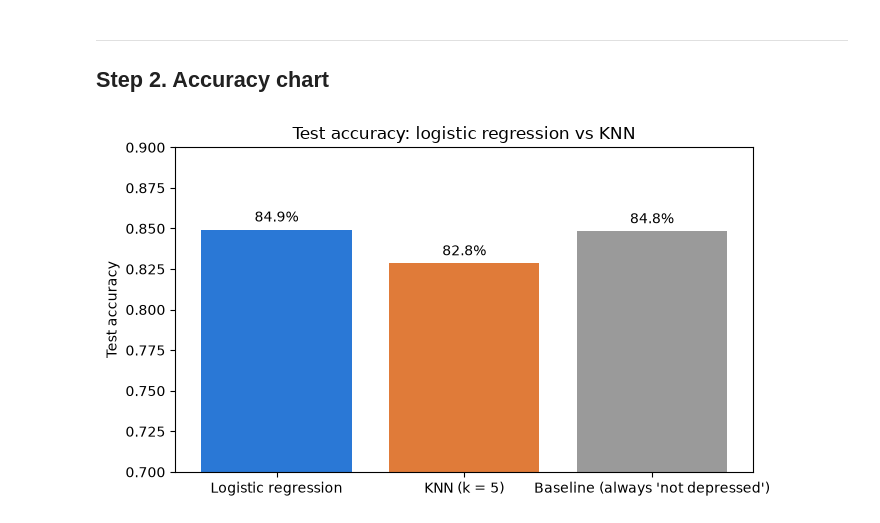
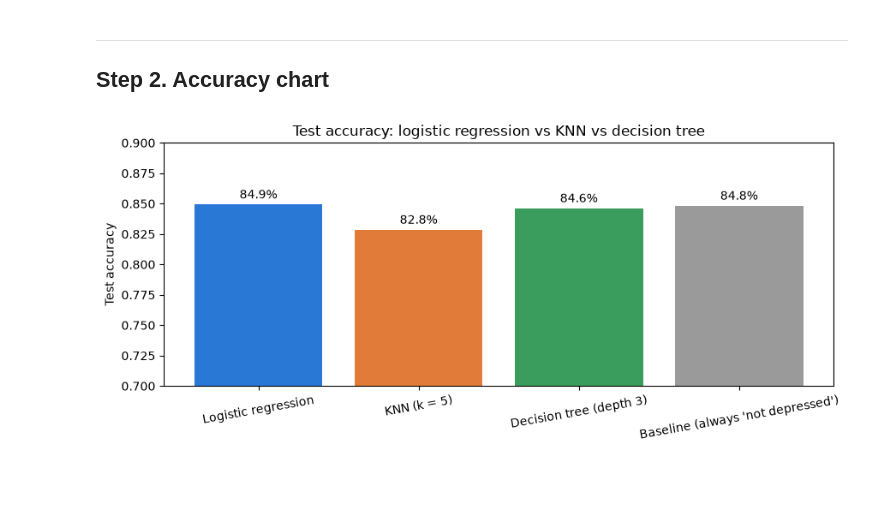
Before and after one commit to ciarabyas2/sleep-mood-bdi-analysis, a Jupyter notebook: notebooks/model_comparison.ipynb, the cells around one changed output. Saved outputs shown, nothing was run; the diff lists cells and outputs as text; code cells hidden in the pictures; blank space fills up the shorter version.

Commit message:
decision tree, regularisation and updated model comparison

```diff
--- a/notebooks/model_comparison.ipynb
+++ b/notebooks/model_comparison.ipynb
@@ -5,14 +9,21 @@ This notebook compares the two classifiers on the same test set. Run `logistic_r
 # %%
 import pandas as pd
 import matplotlib.pyplot as plt
-from sklearn.metrics import accuracy_score, precision_score, recall_score, f1_score
+from sklearn.metrics import accuracy_score, precision_score, recall_score, f1_score, r2_score, mean_absolute_error
 
 logreg = pd.read_csv("../results/logreg_predictions.csv", index_col="row")
 knn = pd.read_csv("../results/knn_predictions.csv", index_col="row")
+tree = pd.read_csv("../results/tree_predictions.csv", index_col="row")
+regression = pd.read_csv("../results/regression_predictions.csv", index_col="row")
 
-# Both notebooks use the same split, so the actual labels should match row for row
-assert (logreg["actual"] == knn["actual"]).all(), "Test sets differ: re-run both notebooks"
+# All notebooks use the same split, so the actual labels should match row for row
+assert (logreg["actual"] == knn["actual"]).all(), "Test sets differ: re-run the model notebooks"
+assert (logreg["actual"] == tree["actual"]).all(), "Test sets differ: re-run the model notebooks"
+assert (logreg.index == regression.index).all(), "Test sets differ: re-run the model notebooks"
+assert ((regression["actual_bdi_total"] >= 14).astype(int) == logreg["actual"]).all()
+
 y_test = logreg["actual"]
 print("Test observations:", len(y_test))
+print("Actual cases above the threshold:", int(y_test.sum()))
 # %% [output]
 Test observations: 962
@@ -28,11 +40,14 @@ def classification_metrics(y_true, y_hat):
         "Precision (depressed)": precision_score(y_true, y_hat, zero_division=0),
         "Recall (depressed)": recall_score(y_true, y_hat),
         "F1 (depressed)": f1_score(y_true, y_hat),
+        "Flagged as depressed": int(y_hat.sum()),
+        "Real cases caught": int(((y_hat == 1) & (y_true == 1)).sum()),
     }
 
 comparison = pd.DataFrame({
     "Logistic regression": classification_metrics(y_test, logreg["predicted"]),
     "KNN (k = 5)": classification_metrics(y_test, knn["predicted"]),
+    "Decision tree (depth 3)": classification_metrics(y_test, tree["predicted"]),
 })
 comparison.loc["Accuracy", "Baseline (always 'not depressed')"] = (y_test == 0).mean()
 comparison.round(3)
@@ -48,15 +89,16 @@ comparison.round(3)
 # %%
 acc = comparison.loc["Accuracy"]
 
-plt.figure(figsize=(7, 4))
-bars = plt.bar(acc.index, acc.values, color=["#2a78d6", "#e07b39", "#9a9a9a"])
+plt.figure(figsize=(9, 4))
+bars = plt.bar(acc.index, acc.values, color=["#2a78d6", "#e07b39", "#3a9d5d", "#9a9a9a"])
 for bar, value in zip(bars, acc.values):
     plt.text(bar.get_x() + bar.get_width() / 2, value + 0.005, f"{value:.1%}", ha="center")
 plt.ylim(0.7, 0.9)
 plt.ylabel("Test accuracy")
-plt.title("Test accuracy: logistic regression vs KNN")
+plt.title("Test accuracy: logistic regression vs KNN vs decision tree")
+plt.xticks(rotation=10)
 plt.tight_layout()
 plt.savefig("comparison_accuracy.png", dpi=200, bbox_inches="tight")
 plt.show()
 # %% [output]
-[figure, old version]
+[figure, new version]
```
Also changed, not shown: parts of 12 cells of this notebook, 5 other files.
